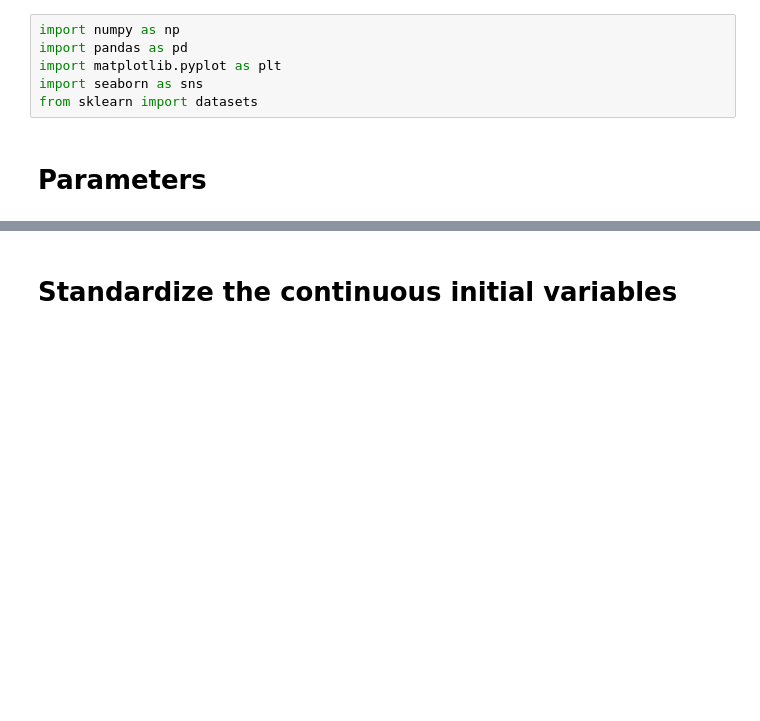
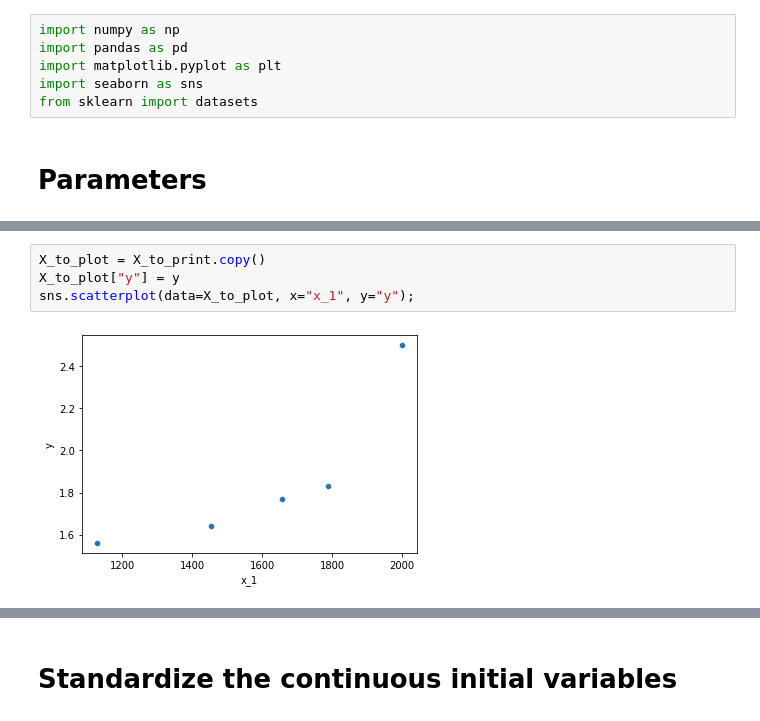
Before and after one commit to nevoit/Regression-Methods, a Jupyter notebook: code/Poisson_Regression.ipynb, the cells around one changed output, grey strips where cells are left out. Drawn from its saved outputs; the diff is of its cells as text; blank space fills up the shorter version.

```diff
--- a/code/Poisson_Regression.ipynb
+++ b/code/Poisson_Regression.ipynb
@@ -38,0 +39,6 @@ The original data (i.e., matrix X):
+# %%
+X_to_plot = X_to_print.copy()
+X_to_plot["y"] = y
+sns.scatterplot(data=X_to_plot, x="x_1", y="y");
+# %% [output]
+[figure, added]
```
Also changed, not shown: parts of 12 cells of this notebook.
